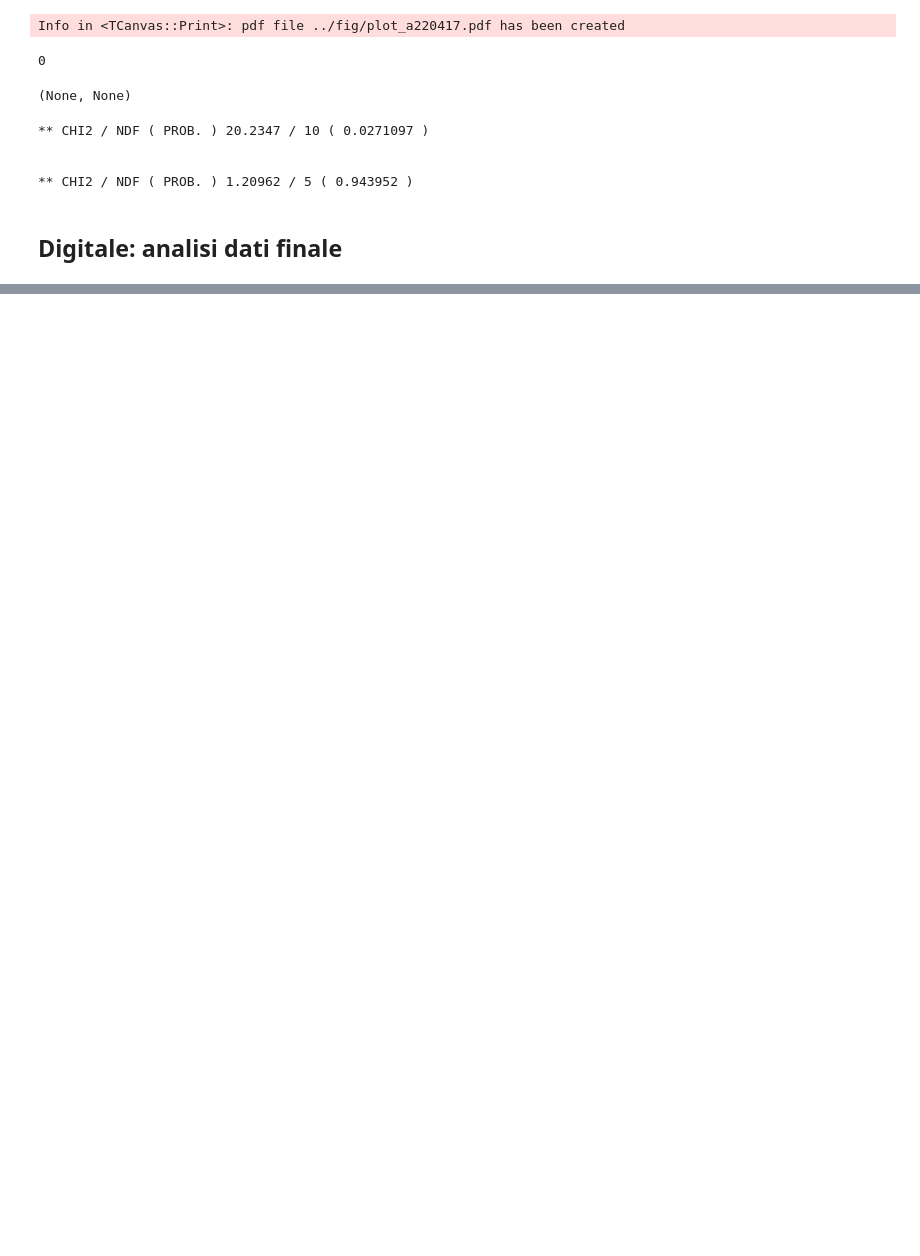
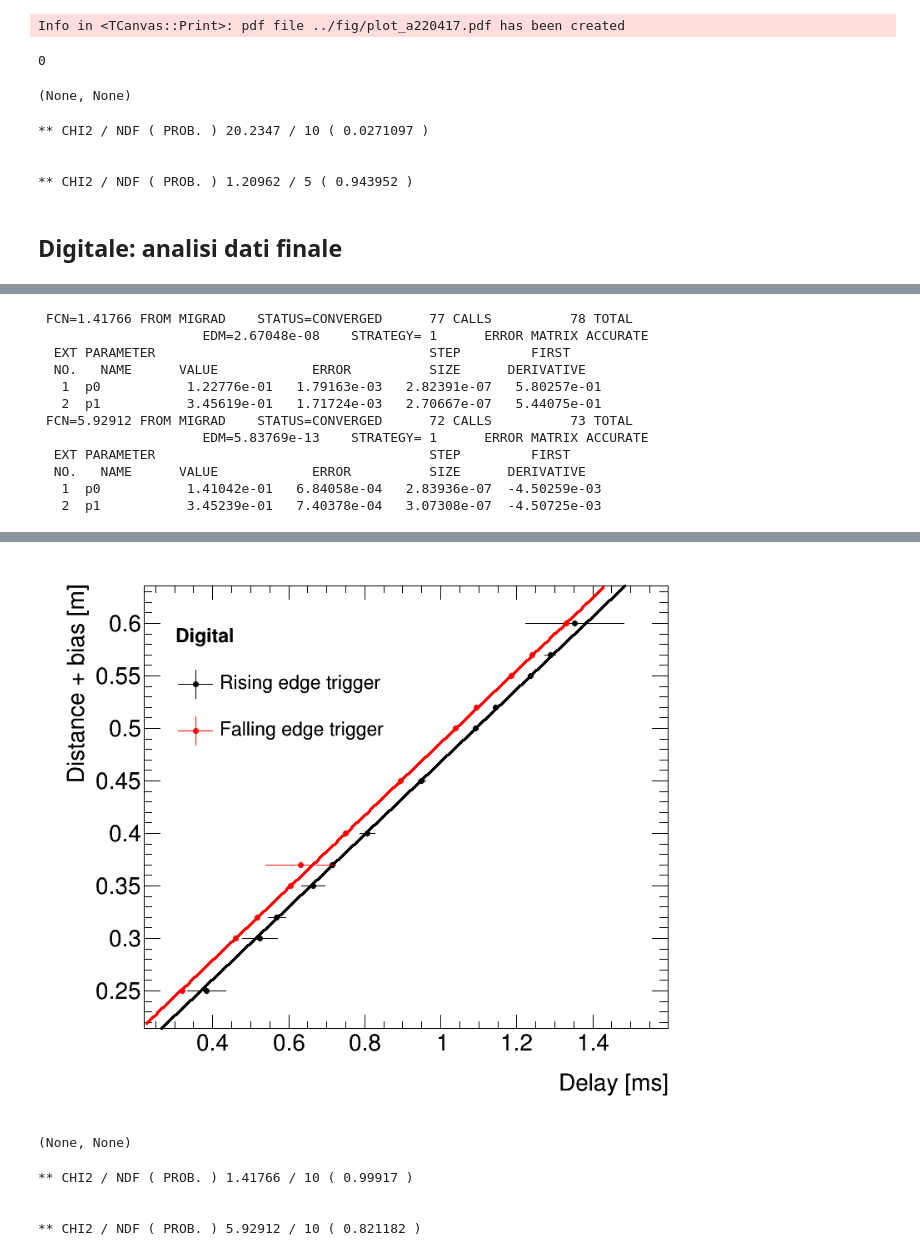
Before and after one commit to mattiasotgia/Lab2, a Jupyter notebook: esperienza_6__velocita_suono/analisi_dati/220413__analisi_dati_sspd.ipynb, the cells around one changed output, grey strips where cells are left out. Cells and saved outputs as stored; diff of their text form; code cells hidden in the pictures; blank space fills up the shorter version.

```diff
--- a/esperienza_6__velocita_suono/analisi_dati/220413__analisi_dati_sspd.ipynb
+++ b/esperienza_6__velocita_suono/analisi_dati/220413__analisi_dati_sspd.ipynb
@@ -218,0 +281,15 @@ for idx, file in enumerate(digital_files):
+# %%
+rise_digital = TGraphErrors()
+fall_digital = TGraphErrors()
+
+rise_digital.SetTitle(';Delay [ms]; Distance + bias [m]')
+
+fall_digital.SetLineColor(ROOT.kRed)
+fall_digital.SetMarkerColor(ROOT.kRed)
+
+for idx, d in enumerate(dists):
+    ((rise_t, err_rise_t),(fall_t, err_fall_t)) = get_times(digital_files[idx])
+    rise_digital.SetPoint(idx, rise_t, d)
+    rise_digital.SetPointError(idx, err_rise_t, 0.001/sqrt(3))
+    fall_digital.SetPoint(idx, fall_t, d)
+    fall_digital.SetPointError(idx, err_fall_t, 0.001/sqrt(3))
@@ -218,0 +303,31 @@ for idx, file in enumerate(digital_files):
+# %%
+c2 = TCanvas('c2', '', 800, 700)
+l = ROOT.TLegend(0.2, 0.65, 0.5, 0.9)
+l.SetFillColorAlpha(0, 0.75)
+l.SetTextSize(25)
+l.SetHeader('#bf{Digital} #it{}')
+
+l.AddEntry(rise_digital, 'Rising edge trigger', 'LPE')
+l.AddEntry(fall_digital, 'Falling edge trigger', 'LPE')
+
+rise_digital.Draw('ap')
+rise_digital.Fit('rise_digital')
+
+fall_digital.Draw('p')
+fall_digital.Fit('fall_digital')
+
+l.Draw()
+c2.Draw()
+# %% [output]
+ FCN=1.41766 FROM MIGRAD    STATUS=CONVERGED      77 CALLS          78 TOTAL
+                     EDM=2.67048e-08    STRATEGY= 1      ERROR MATRIX ACCURATE
+  EXT PARAMETER                                   STEP         FIRST
+  NO.   NAME      VALUE            ERROR          SIZE      DERIVATIVE
+   1  p0           1.22776e-01   1.79163e-03   2.82391e-07   5.80257e-01
+   2  p1           3.45619e-01   1.71724e-03   2.70667e-07   5.44075e-01
+ FCN=5.92912 FROM MIGRAD    STATUS=CONVERGED      72 CALLS          73 TOTAL
+                     EDM=5.83769e-13    STRATEGY= 1      ERROR MATRIX ACCURATE
+  EXT PARAMETER                                   STEP         FIRST
+  NO.   NAME      VALUE            ERROR          SIZE      DERIVATIVE
+   1  p0           1.41042e-01   6.84058e-04   2.83936e-07  -4.50259e-03
+   2  p1           3.45239e-01   7.40378e-04   3.07308e-07  -4.50725e-03
@@ -218,0 +335,9 @@ for idx, file in enumerate(digital_files):
+[figure, added]
+# %%
+ROOT.logs.print_stat(f_rise_digital), ROOT.logs.print_stat(f_fall_digital)
+# %% [output]
+(None, None)
+** CHI2 / NDF ( PROB. ) 1.41766 / 10 ( 0.99917 )
+
+
+** CHI2 / NDF ( PROB. ) 5.92912 / 10 ( 0.821182 )
```
Also changed, not shown: parts of 19 cells of this notebook, 5 other files.
